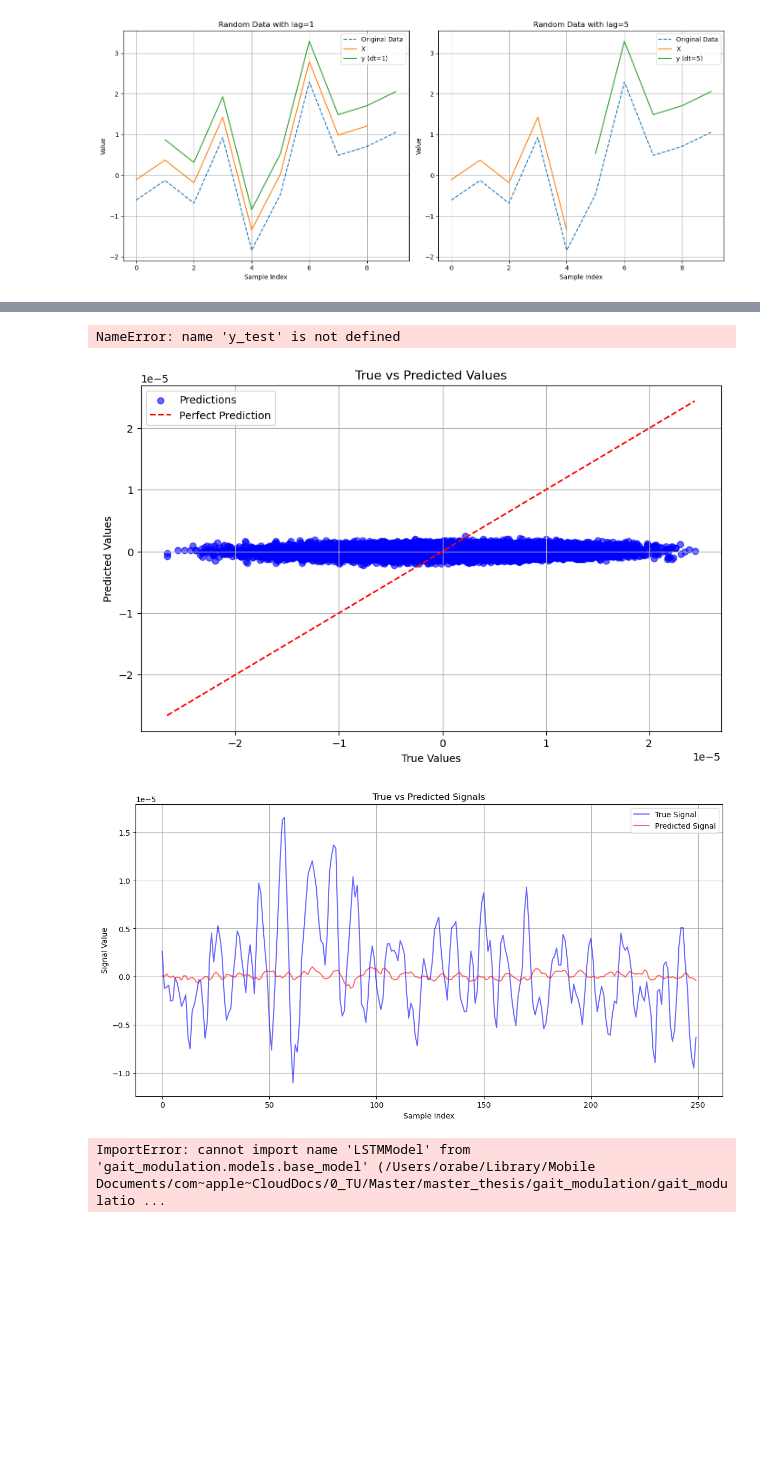
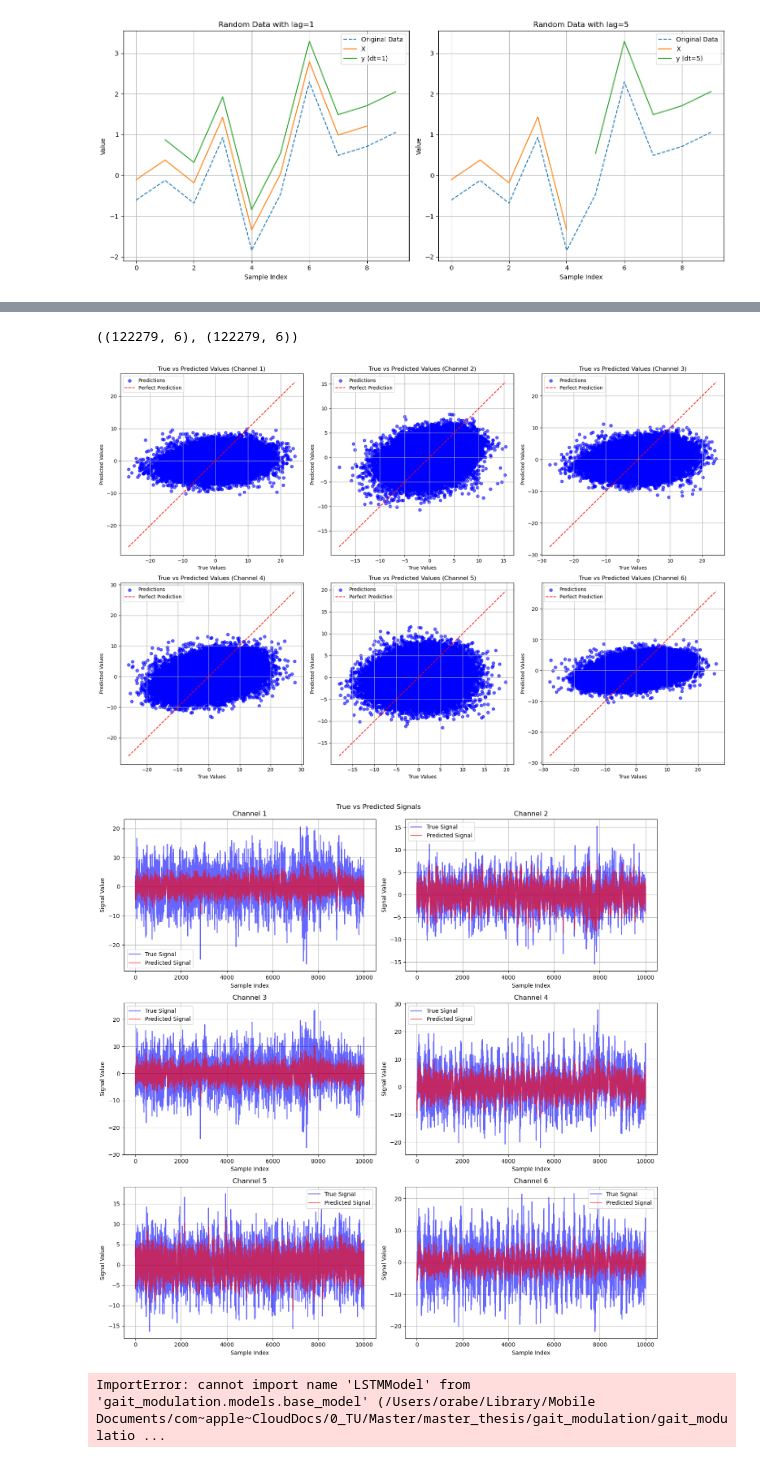
Before and after one commit to orabe/gaitmod, a Jupyter notebook: examples/LFP/logReg-experiments/linear_reg_time.ipynb, the cells around one changed output, grey strips where cells are left out. Saved outputs shown, nothing was run; the diff lists cells and outputs as text; code cells hidden in the pictures; blank space fills up the shorter version.

Commit message:
feat: enhance data visualization and processing with scaling options and model improvements

```diff
--- a/examples/LFP/logReg-experiments/linear_reg_time.ipynb
+++ b/examples/LFP/logReg-experiments/linear_reg_time.ipynb
@@ -24,8 +28,9 @@ time_continuous_uniform.shape
 # Linear Regression
 # %%
 # Parameters for prediction
-future_steps = [1, 10, 100]  # Prediction horizons in samples
-time_horizons_ms = [5, 10, 100]  # Future horizons in milliseconds
+# future_steps = [1, 10, 100]  # Prediction horizons in samples
+
+time_horizons_ms = [4, 20, 42]  # Future horizons in milliseconds
 time_horizons_samples = [int(ms * sfreq / 1000) for ms in time_horizons_ms]
 time_horizons_samples
 # %% [output]
@@ -145,9 +300,9 @@ Average MSE for 25 samples: 0.0000
 # %%
 y_test.shape, y_pred.shape
-print("y_test:", y_test[:3, 0])  # Check the first 10 test samples
-print("y_pred:", y_pred[:3, 0])  # Check the first 10 predictions
+# print("y_test:", y_test[:3, 0])  # Check the first 10 test samples
+# print("y_pred:", y_pred[:3, 0])  # Check the first 10 predictions
 # %% [output]
-NameError: name 'y_test' is not defined
+((122279, 6), (122279, 6))
 # %%
 import matplotlib.pyplot as plt
 import numpy as np
@@ -160,61 +315,60 @@ def visualize_predictions(y_true, y_pred):
     - y_true: Ground truth values
     - y_pred: Predicted values
     """
-    plt.figure(figsize=(10, 6))
+    n_channels = y_true.shape[1]
+    fig, axs = plt.subplots(2, 3, figsize=(18, 12))  # 2 rows and 3 columns
 
-    # Scatter plot of true vs predicted
-    plt.scatter(y_true, y_pred, color='blue', alpha=0.6, label="Predictions")
+    for ch in range(n_channels):
+        row = ch // 3
+        col = ch % 3
+        axs[row, col].scatter(y_true[:, ch], y_pred[:, ch], color='blue', alpha=0.6, label="Predictions")
+        axs[row, col].plot([min(y_true[:, ch]), max(y_true[:, ch])], [min(y_true[:, ch]), max(y_true[:, ch])], color='red', linestyle='--', label="Perfect Prediction")
+        axs[row, col].set_xlabel('True Values')
+        axs[row, col].set_ylabel('Predicted Values')
+        axs[row, col].set_title(f'True vs Predicted Values (Channel {ch + 1})')
+        axs[row, col].legend(loc='upper left')
+        axs[row, col].grid(True)
 
-    # Plot the line of perfect predictions (y = x)
-    plt.plot([min(y_true), max(y_true)], [min(y_true), max(y_true)], color='red', linestyle='--', label="Perfect Prediction")
-
-    # Add labels and title
-    plt.xlabel('True Values')
-    plt.ylabel('Predicted Values')
-    plt.title('True vs Predicted Values')
-    plt.legend(loc='upper left')
-
-    # Show plot
-    plt.grid(True)
+    plt.tight_layout()
     plt.show()
 
-visualize_predictions(y_test[:, 0], y_pred[:, 0])
+visualize_predictions(y_test, y_pred)
 # %% [output]
-[figure, old version]
+[figure, new version]
 # %%
 import matplotlib.pyplot as plt
 
 def plot_signals(y_true, y_pred, title="True vs Predicted Signals"):
     """
-    Plot the true and predicted signals.
+    Plot the true and predicted signals for each channel.
 
     Parameters:
     - y_true: Ground truth values
     - y_pred: Predicted values
     - title: Title of the plot
     """
-    plt.figure(figsize=(14, 7))
+    n_channels = y_true.shape[1]
+    fig, axs = plt.subplots(3, 2, figsize=(14, 14))  # 3 rows and 2 columns
 
-    # Plot true signals
-    plt.plot(y_true, label='True Signal', color='blue', alpha=0.6)
+    for ch in range(n_channels):
+        row = ch // 2
+        col = ch % 2
+        axs[row, col].plot(y_true[:, ch], label='True Signal', color='blue', alpha=0.6)
+        axs[row, col].plot(y_pred[:, ch], label='Predicted Signal', color='red', alpha=0.6)
+        axs[row, col].set_xlabel('Sample Index')
+        axs[row, col].set_ylabel('Signal Value')
+        axs[row, col].set_title(f'Channel {ch + 1}')
+        axs[row, col].legend()
+        axs[row, col].grid(True)
 
-    # Plot predicted signals
-    plt.plot(y_pred, label='Predicted Signal', color='red', alpha=0.6)
-
-    # Add labels and title
-    plt.xlabel('Sample Index')
-    plt.ylabel('Signal Value')
-    plt.title(title)
-    plt.legend()
-
-    # Show plot
-    plt.grid(True)
+    fig.suptitle(title)
+    plt.tight_layout()
     plt.show()
 
-# Plot the first channel of the true and predicted signals
-plot_signals(y_test[:250, 0], y_pred[:250, 0])
+# Plot the true and predicted signals for all channels
+plot_signals(y_test[:10000], y_pred[:10000])
 # %% [output]
-[figure, old version]
+[figure, new version]
 # %%
 # import matplotlib.pyplot as plt
 # import seaborn as sns
```
Also changed, not shown: parts of 8 cells of this notebook, 4 other files.
